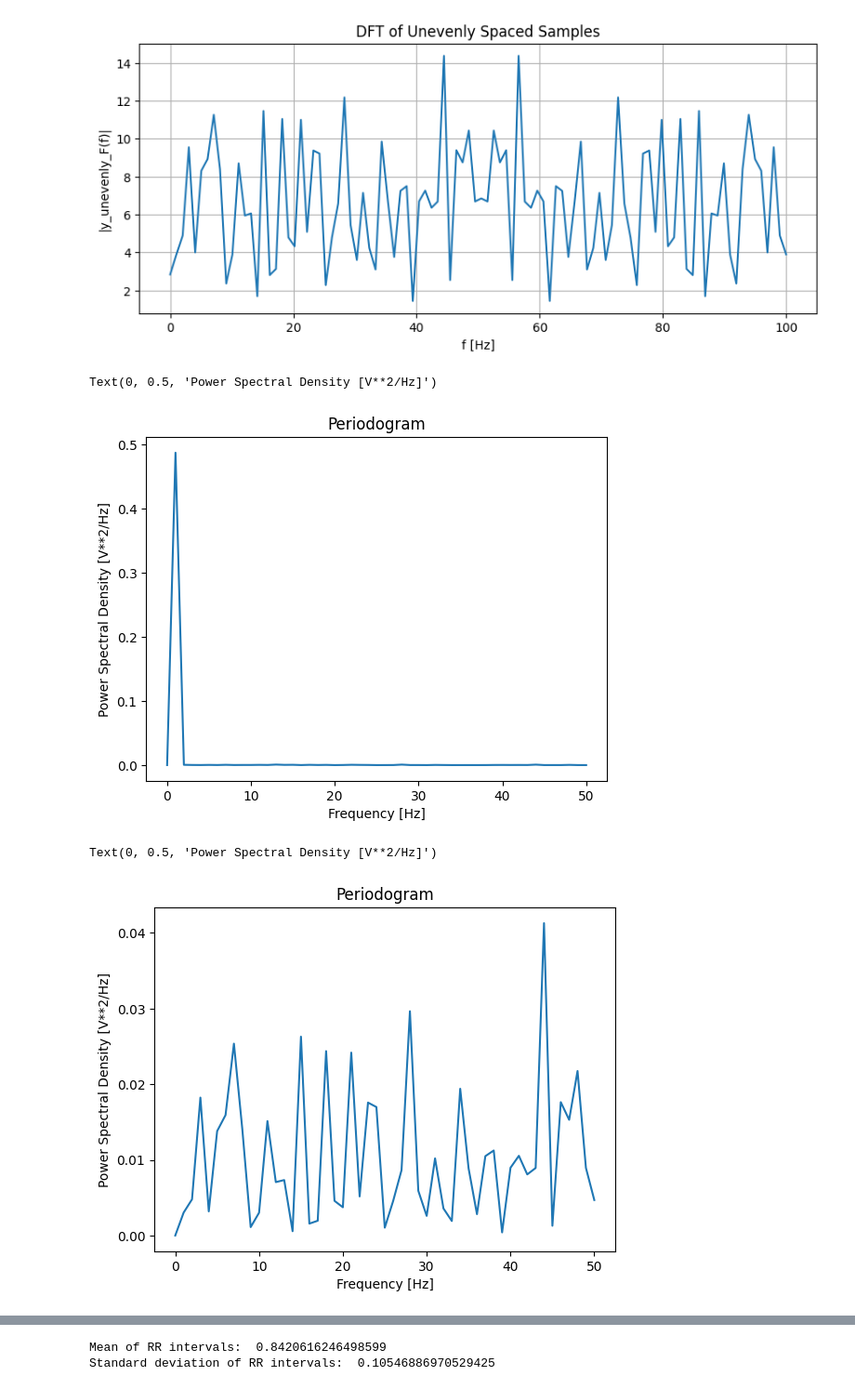
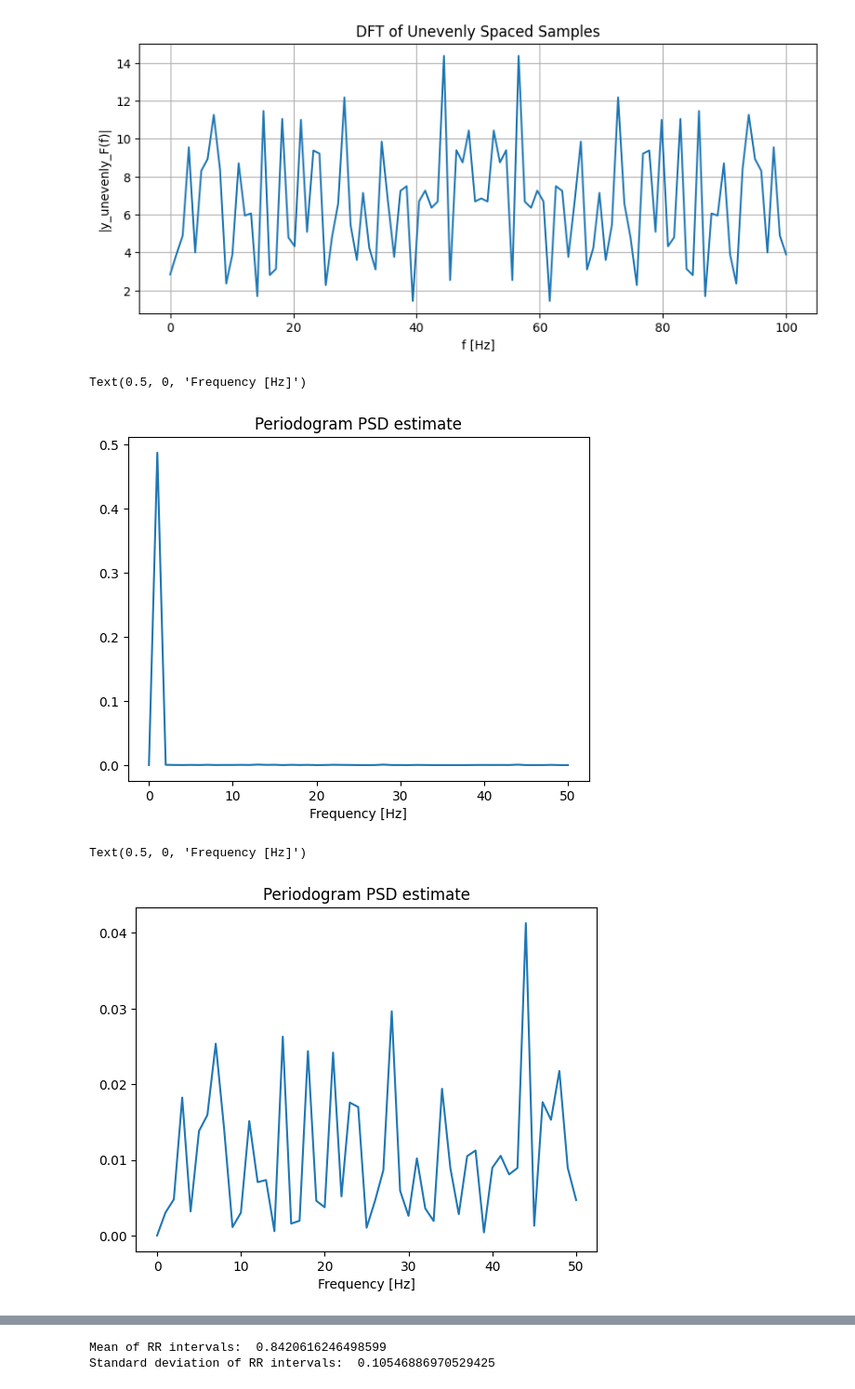
Before and after one commit to RoCKnD79/SSDP-LombScargle, a Jupyter notebook: report_1.ipynb, the cells around one changed output, grey strips where cells are left out. Shown: that part at 93% size. Saved outputs shown, nothing was run; the diff lists cells and outputs as text; code cells hidden in the pictures.

```diff
--- a/report_1.ipynb
+++ b/report_1.ipynb
@@ -41,9 +41,10 @@ rand = np.random.default_rng(42)
 
 number_samples = 100
 variance = 0.1
+fs = 100
 
 t_unevenly = np.array(sorted(100 * rand.random(number_samples)))
-t_evenly = np.linspace(0, 1, 100)
+t_evenly = np.linspace(0, 1, fs)
 
 # x(t) = sin(2 * pi * t / 100) + noise
 # we sample the sinusoid at 100 points but unevenly
@@ -79,36 +82,35 @@ fft_plot(y_unevenly, 100, 'y_unevenly', 'DFT of Unevenly Spaced Samples', normal
 
 '''
 The signal x(t) has a period of 1Hz
+We sample at 100Hz
 The following plot shows the peak at f = 1
 '''
 
-freqs , Sper = ssig.periodogram(y_evenly, fs=100.0, return_onesided=True)
+freqs , Sper = ssig.periodogram(y_evenly, fs=fs, return_onesided=True)
 fig, ax = plt.subplots()
 plt.plot(freqs, Sper)
-ax.set_title("Periodogram")
+ax.set_title("Periodogram PSD estimate")
 ax.set_xlabel("Frequency [Hz]")
-ax.set_ylabel("Power Spectral Density [V**2/Hz]")
 # %% [output]
-Text(0, 0.5, 'Power Spectral Density [V**2/Hz]')
+Text(0.5, 0, 'Frequency [Hz]')
-[figure, old version]
+[figure, new version]
 # %%
 ## Compute the Periodogram of the unevenly sampled data ##
 
 '''
 The signal x(t) has a period of 1Hz
+We sample at 100Hz
 The following plot shows nothing interesting as expected
 '''
 
-freqs , Sper = ssig.periodogram(y_unevenly, fs=100.0, return_onesided=True)
+freqs , Sper = ssig.periodogram(y_unevenly, fs=fs, return_onesided=True)
 fig, ax = plt.subplots()
 plt.plot(freqs, Sper)
-ax.set_title("Periodogram")
-ax.set_title("Periodogram")
+ax.set_title("Periodogram PSD estimate")
 ax.set_xlabel("Frequency [Hz]")
-ax.set_ylabel("Power Spectral Density [V**2/Hz]")
 # %% [output]
-Text(0, 0.5, 'Power Spectral Density [V**2/Hz]')
+Text(0.5, 0, 'Frequency [Hz]')
-[figure, old version]
+[figure, new version]
 # %% [markdown]
 # Real Data
 
```
Also changed, not shown: parts of 5 cells of this notebook, 1 other file.
